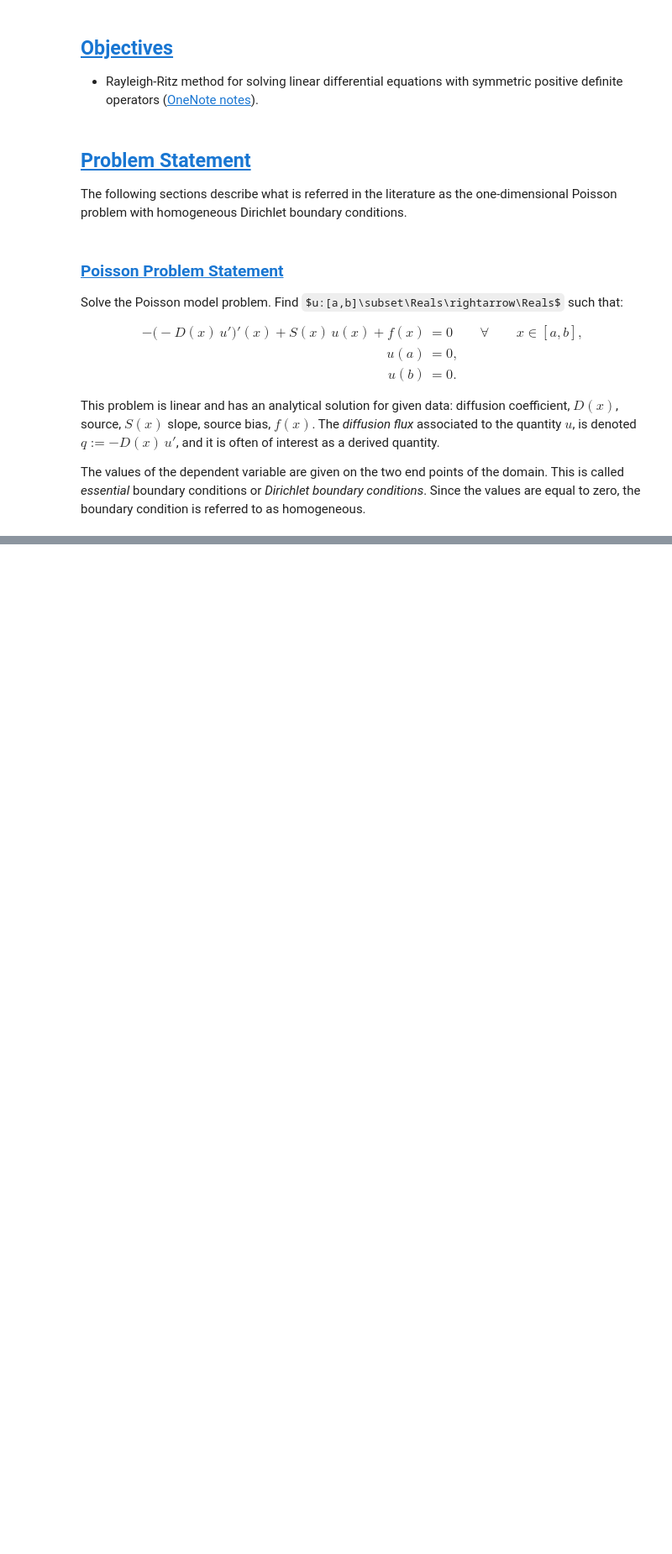
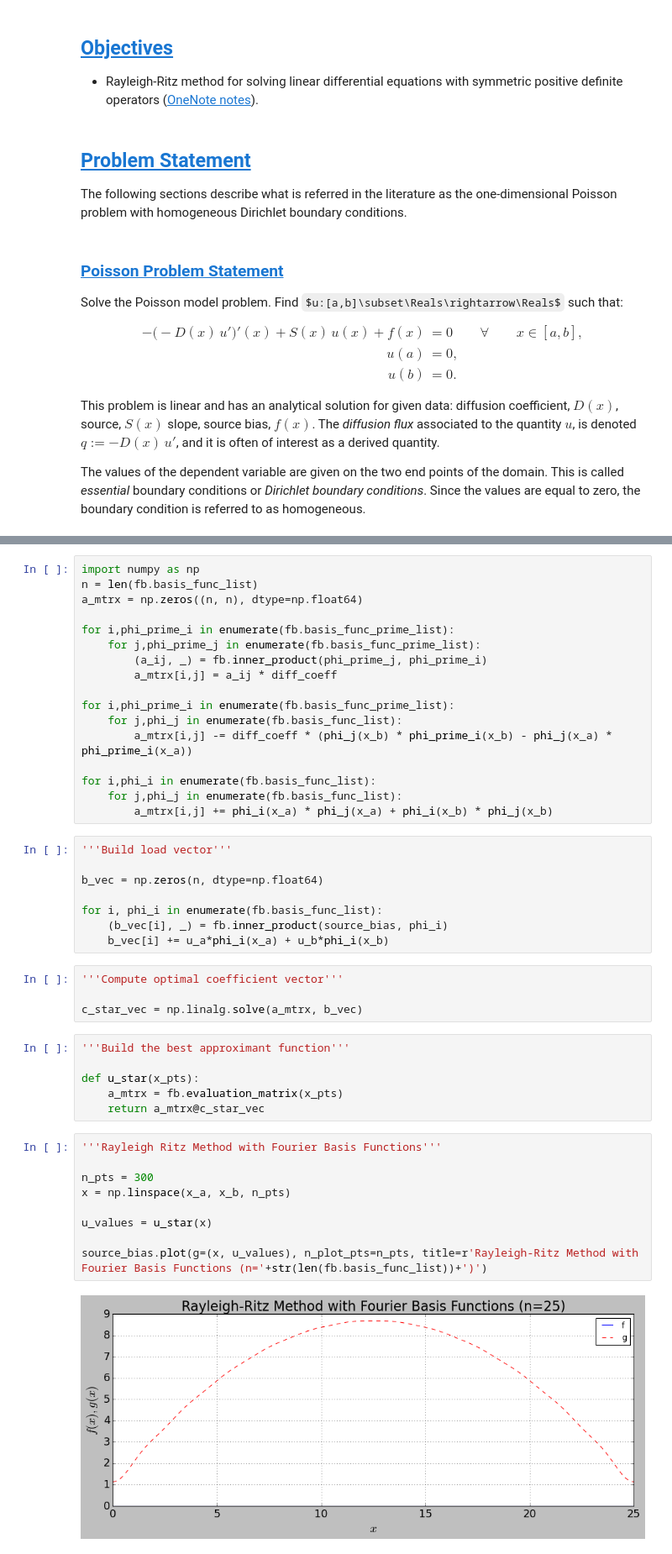
Before and after one commit to dpploy/engy-5330, a Jupyter notebook: notebooks/05-rayleigh-ritz-method.ipynb, the cells around one changed output, grey strips where cells are left out. Shown at 84% size. Cells and saved outputs as stored; diff of their text form; some formulas as TeX source; blank space fills up the shorter version.

```diff
--- a/notebooks/05-rayleigh-ritz-method.ipynb
+++ b/notebooks/05-rayleigh-ritz-method.ipynb
@@ -59 +127,47 @@ The values of the dependent variable are given on the two end points of the doma
+# %%
+import numpy as np
+n = len(fb.basis_func_list)
+a_mtrx = np.zeros((n, n), dtype=np.float64)
+
+for i,phi_prime_i in enumerate(fb.basis_func_prime_list):
+    for j,phi_prime_j in enumerate(fb.basis_func_prime_list):
+        (a_ij, _) = fb.inner_product(phi_prime_j, phi_prime_i)
+        a_mtrx[i,j] = a_ij * diff_coeff
+
+for i,phi_prime_i in enumerate(fb.basis_func_prime_list):
+    for j,phi_j in enumerate(fb.basis_func_list):
+        a_mtrx[i,j] -= diff_coeff * (phi_j(x_b) * phi_prime_i(x_b) - phi_j(x_a) * phi_prime_i(x_a))
+
+for i,phi_i in enumerate(fb.basis_func_list):
+    for j,phi_j in enumerate(fb.basis_func_list):
+        a_mtrx[i,j] += phi_i(x_a) * phi_j(x_a) + phi_i(x_b) * phi_j(x_b)
+# %%
+'''Build load vector'''
+
+b_vec = np.zeros(n, dtype=np.float64)
+
+for i, phi_i in enumerate(fb.basis_func_list):
+    (b_vec[i], _) = fb.inner_product(source_bias, phi_i)
+    b_vec[i] += u_a*phi_i(x_a) + u_b*phi_i(x_b)
+# %%
+'''Compute optimal coefficient vector'''
+
+c_star_vec = np.linalg.solve(a_mtrx, b_vec)
+# %%
+'''Build the best approximant function'''
+
+def u_star(x_pts):
+    a_mtrx = fb.evaluation_matrix(x_pts)
+    return a_mtrx@c_star_vec
+# %%
+'''Rayleigh Ritz Method with Fourier Basis Functions'''
+
+n_pts = 300
+x = np.linspace(x_a, x_b, n_pts)
+
+u_values = u_star(x)
+
+source_bias.plot(g=(x, u_values), n_plot_pts=n_pts, title=r'Rayleigh-Ritz Method with Fourier Basis Functions (n='+str(len(fb.basis_func_list))+')')
+# %% [output]
+[figure, added]
 # %%
```
Also changed, not shown: parts of 12 cells of this notebook, 3 other files.
